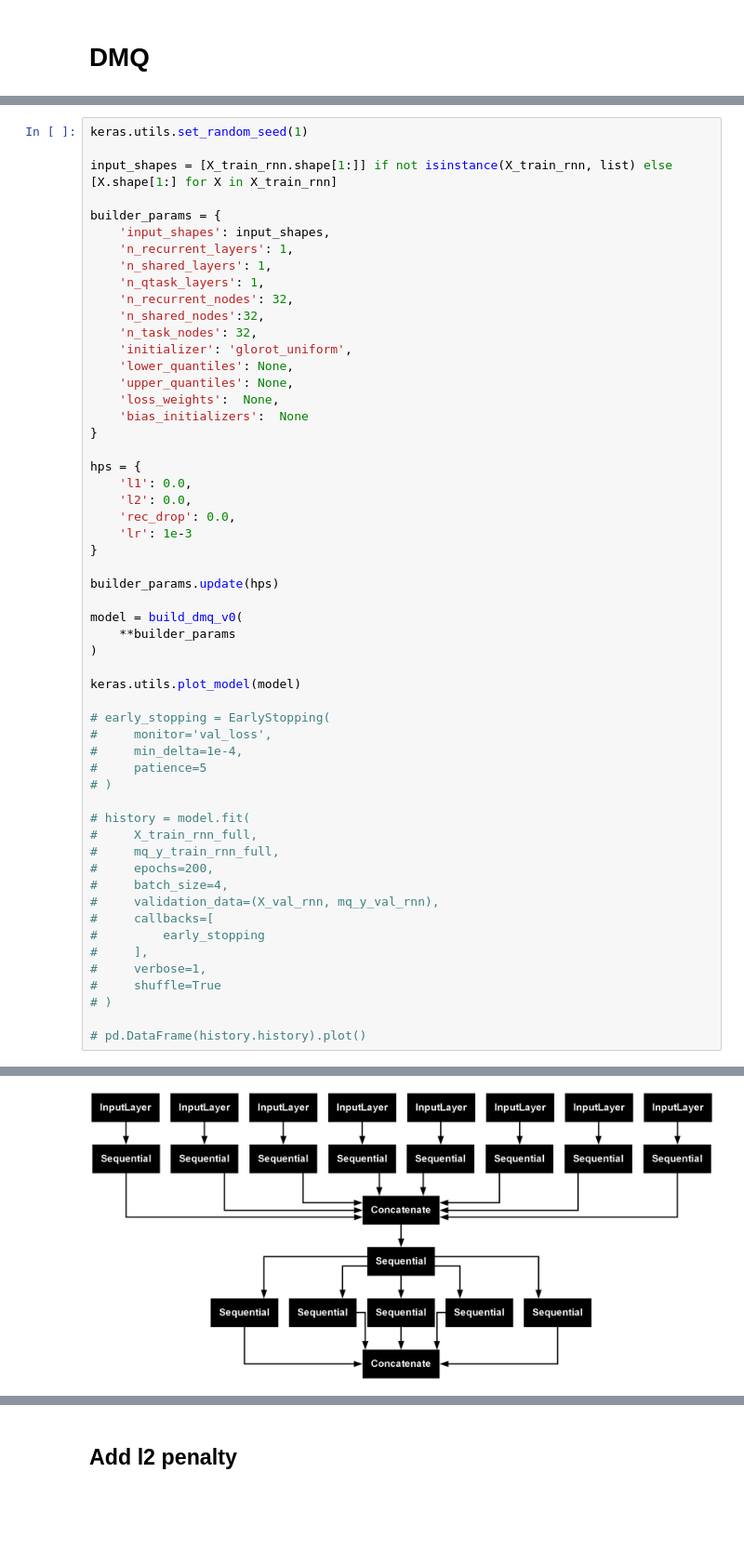
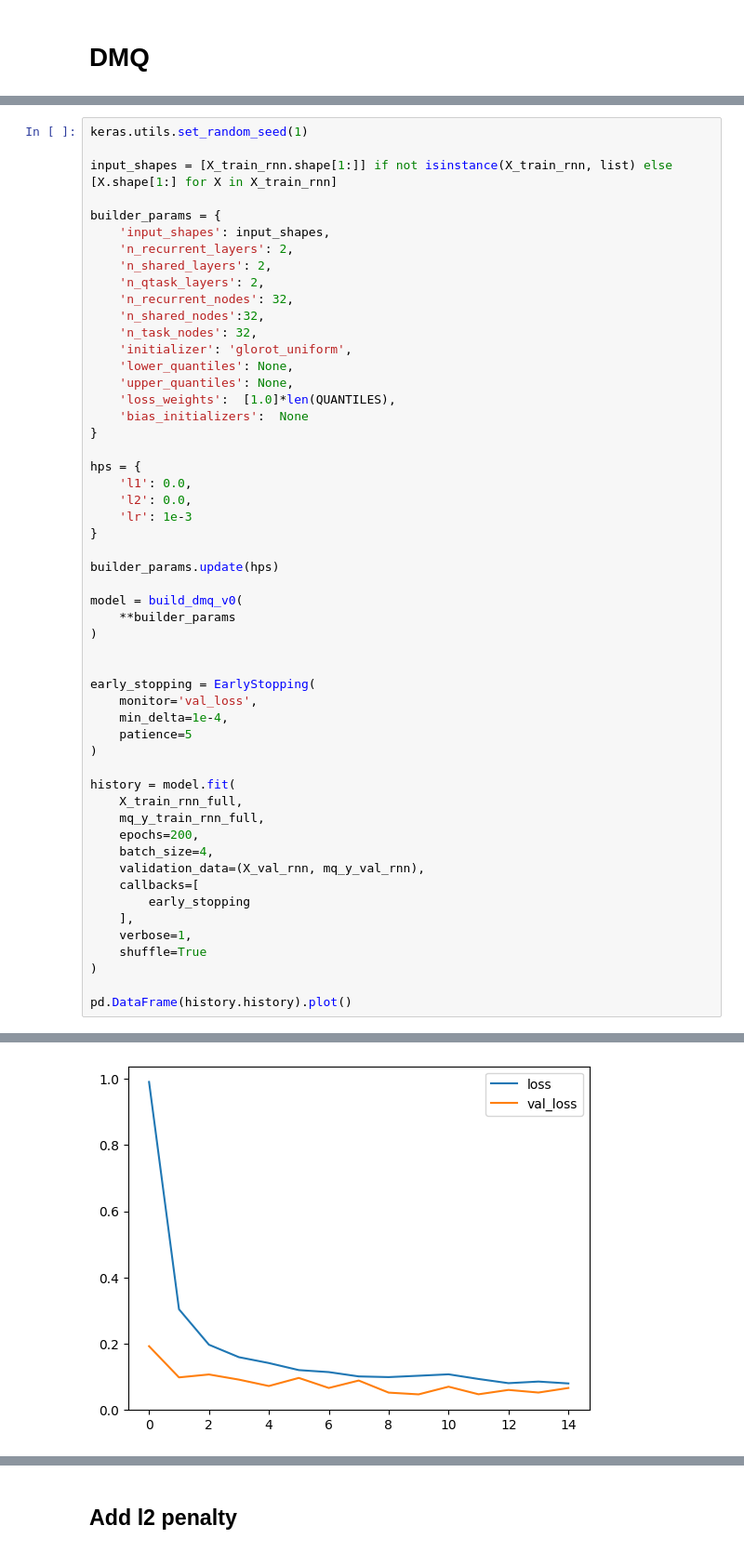
Before and after one commit to rproner1/MacroAtRisk, a Jupyter notebook: tuning.ipynb, the cells around one changed output, grey strips where cells are left out. Shown at 93% size. Cells and saved outputs as stored; diff of their text form; blank space fills up the shorter version.

```diff
--- a/tuning.ipynb
+++ b/tuning.ipynb
@@ -1241,23 +467,22 @@ input_shapes = [X_train_rnn.shape[1:]] if not isinstance(X_train_rnn, list) else
 
 builder_params = {
     'input_shapes': input_shapes,
-    'n_recurrent_layers': 1,
-    'n_shared_layers': 1,
-    'n_qtask_layers': 1,
+    'n_recurrent_layers': 2,
+    'n_shared_layers': 2,
+    'n_qtask_layers': 2,
     'n_recurrent_nodes': 32,
     'n_shared_nodes':32,
     'n_task_nodes': 32,
     'initializer': 'glorot_uniform',
     'lower_quantiles': None,
     'upper_quantiles': None,
-    'loss_weights':  None,
+    'loss_weights':  [1.0]*len(QUANTILES),
     'bias_initializers':  None
 }
 
 hps = {
     'l1': 0.0,
     'l2': 0.0,
-    'rec_drop': 0.0,
     'lr': 1e-3
 }
 
@@ -1267,26 +492,25 @@ model = build_dmq_v0(
     **builder_params
 )
 
-keras.utils.plot_model(model)
 
-# early_stopping = EarlyStopping(
-#     monitor='val_loss',
-#     min_delta=1e-4,
-#     patience=5
-# )
+early_stopping = EarlyStopping(
+    monitor='val_loss',
+    min_delta=1e-4,
+    patience=5
+)
 
-# history = model.fit(
-#     X_train_rnn_full,
-#     mq_y_train_rnn_full,
-#     epochs=200,
-#     batch_size=4,
-#     validation_data=(X_val_rnn, mq_y_val_rnn),
-#     callbacks=[
-#         early_stopping
-#     ],
-#     verbose=1,
-#     shuffle=True
-# )
+history = model.fit(
+    X_train_rnn_full,
+    mq_y_train_rnn_full,
+    epochs=200,
+    batch_size=4,
+    validation_data=(X_val_rnn, mq_y_val_rnn),
+    callbacks=[
+        early_stopping
+    ],
+    verbose=1,
+    shuffle=True
+)
 
-# pd.DataFrame(history.history).plot()
+pd.DataFrame(history.history).plot()
 # %% [output]
@@ -1293 +535 @@ keras.utils.plot_model(model)
-[figure, old version]
+[figure, new version]
```
Also changed, not shown: parts of 53 cells of this notebook.
